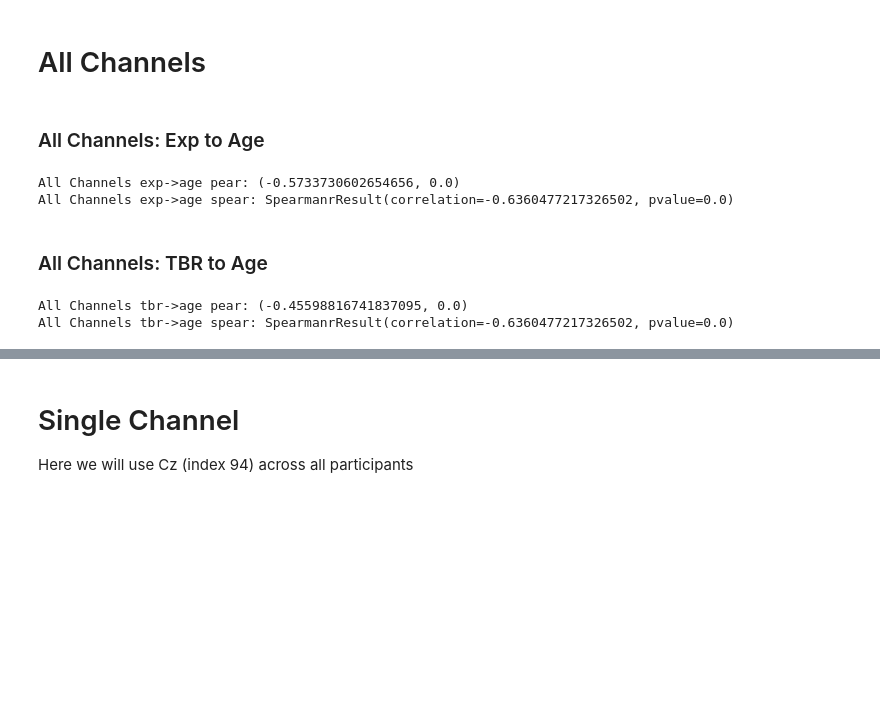
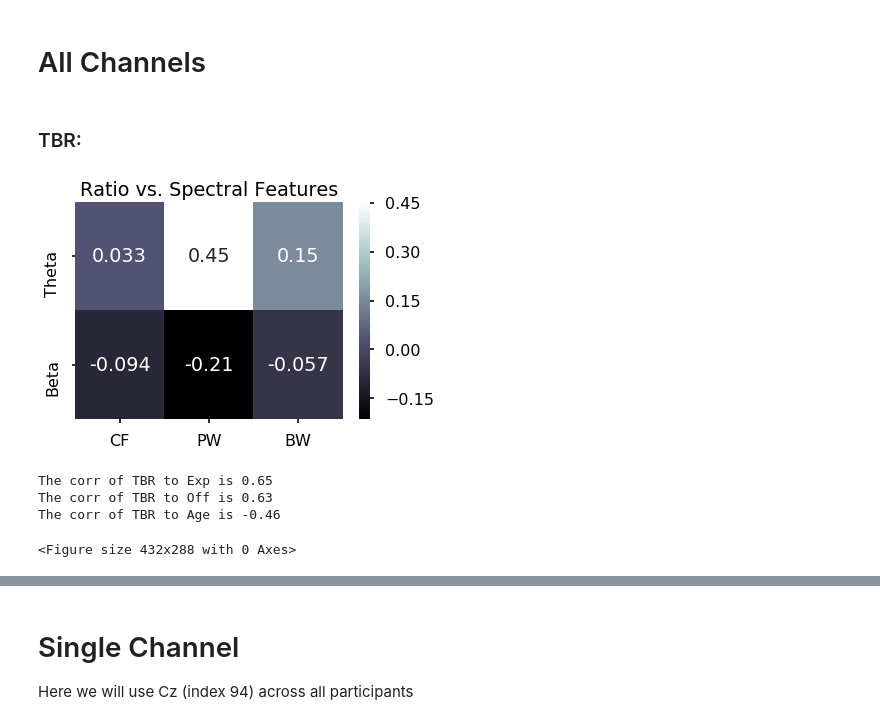
Before and after one commit to voytekresearch/BandRatios, a Jupyter notebook: notebooks/4-EEG-Dataset-Analysis.ipynb, the cells around one changed output, grey strips where cells are left out. Saved outputs shown, nothing was run; the diff lists cells and outputs as text; code cells hidden in the pictures; blank space fills up the shorter version.

```diff
--- a/notebooks/4-EEG-Dataset-Analysis.ipynb
+++ b/notebooks/4-EEG-Dataset-Analysis.ipynb
@@ -64,25 +64,15 @@ KeyboardInterrupt:
 df = pd.read_csv("../dat/child_mind_data")
 # %% [markdown]
 # All Channels
-# %% [markdown]
-### All Channels: Exp to Age
-# %%
-all_ch_exp_age_p = pearsonr(df.Exp,df.Age)
-all_ch_exp_age_s = spearmanr(df.Exp,df.Age)
-
-print("All Channels exp->age pear:",all_ch_exp_age_p)
-print("All Channels exp->age spear:",all_ch_exp_age_s)
-# %% [output]
-All Channels exp->age pear: (-0.5733730602654656, 0.0)
-All Channels exp->age spear: SpearmanrResult(correlation=-0.6360477217326502, pvalue=0.0)
 # %% [markdown]
-### All Channels: TBR to Age
+### TBR:
-# %%
-all_ch_tbr_age_p = pearsonr(df.TBR,df.Age)
-all_ch_tbr_age_s = spearmanr(df.Exp,df.Age)
-
-print("All Channels tbr->age pear:",all_ch_tbr_age_p)
-print("All Channels tbr->age spear:",all_ch_tbr_age_s)
-# %% [output]
-All Channels tbr->age pear: (-0.45598816741837095, 0.0)
-All Channels tbr->age spear: SpearmanrResult(correlation=-0.6360477217326502, pvalue=0.0)
+# %%
+tbr_per, tbr_ap = param_ratio_corr(df, "TBR", all_chans)
+plot_param_ratio_corr(tbr_per, y_labels=["Theta","Beta"],save_fig=True, file_name="TBR_corrs")
+print_aperiodic_correlation("TBR", tbr_ap)
+# %% [output]
+[figure, added]
+The corr of TBR to Exp is 0.65
+The corr of TBR to Off is 0.63
+The corr of TBR to Age is -0.46
+<Figure size 432x288 with 0 Axes>
```
Also changed, not shown: parts of 9 cells of this notebook, 8 other files.
